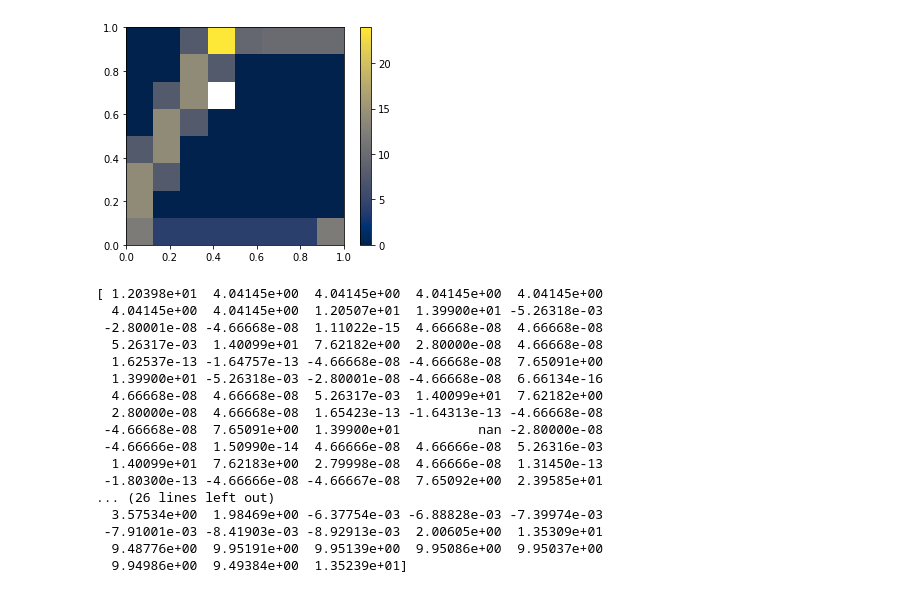
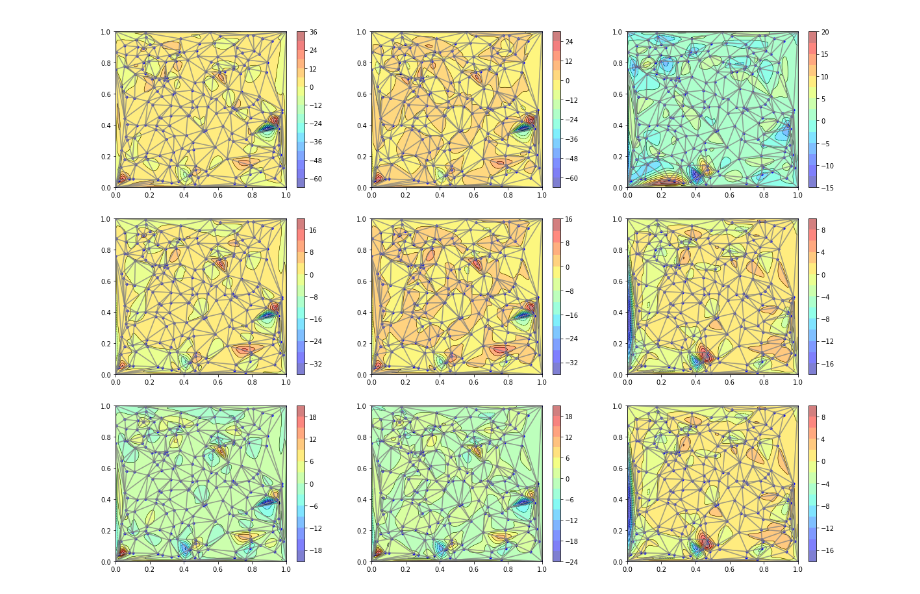
Before and after one commit to JaNiebu/BT_DECinPhysics, a Jupyter notebook: plot.ipynb, the cells around one changed output. Cells and saved outputs as stored; diff of their text form; code cells hidden in the pictures.

```diff
--- a/plot.ipynb
+++ b/plot.ipynb
@@ -117,41 +37,0 @@ array([ 1.20398e+01,  4.04145e+00,  4.04145e+00,  4.04145e+00,
-# %%
-
-data = []
-i = 0
-while( V[i][1] == 0 ):
-    i += 1
-for j in range(0,i,1):
-    arr = []
-    for k in range(0,i,1):
-        arr.append(Sol[k+i*j])
-    data.append(arr)
-bar = np.linspace(0,1,21)
-X, Y = np.meshgrid(bar, bar)
-#plt.contour( data)
-plt.imshow( data, cmap='cividis',origin='lower', extent=(0,1,0,1))
-plt.colorbar()
-plt.show()
-# %% [output]
-[figure, removed]
-# %%
-print(Sol)
-print(Sol2)
-print(Sol3)
-# %% [output]
-[ 1.20398e+01  4.04145e+00  4.04145e+00  4.04145e+00  4.04145e+00
-  4.04145e+00  4.04145e+00  1.20507e+01  1.39900e+01 -5.26318e-03
- -2.80001e-08 -4.66668e-08  1.11022e-15  4.66668e-08  4.66668e-08
-  5.26317e-03  1.40099e+01  7.62182e+00  2.80000e-08  4.66668e-08
-  1.62537e-13 -1.64757e-13 -4.66668e-08 -4.66668e-08  7.65091e+00
-  1.39900e+01 -5.26318e-03 -2.80001e-08 -4.66668e-08  6.66134e-16
-  4.66668e-08  4.66668e-08  5.26317e-03  1.40099e+01  7.62182e+00
-  2.80000e-08  4.66668e-08  1.65423e-13 -1.64313e-13 -4.66668e-08
- -4.66668e-08  7.65091e+00  1.39900e+01          nan -2.80000e-08
- -4.66666e-08  1.50990e-14  4.66666e-08  4.66666e-08  5.26316e-03
-  1.40099e+01  7.62183e+00  2.79998e-08  4.66666e-08  1.31450e-13
- -1.80300e-13 -4.66666e-08 -4.66667e-08  7.65092e+00  2.39585e+01
-... (26 lines left out)
-  3.57534e+00  1.98469e+00 -6.37754e-03 -6.88828e-03 -7.39974e-03
- -7.91001e-03 -8.41903e-03 -8.92913e-03  2.00605e+00  1.35309e+01
-  9.48776e+00  9.95191e+00  9.95139e+00  9.95086e+00  9.95037e+00
-  9.94986e+00  9.49384e+00  1.35239e+01]
@@ -157,0 +71,37 @@ print(Sol3)
+# %%
+plt.figure(figsize=(20,15))
+
+plt.subplot(331)
+InterpolationPlot( V1, Sol, " ", T)
+
+plt.subplot(334)
+InterpolationPlot( V2, Sol2, " ", T)
+
+plt.subplot(337)
+InterpolationPlot( V3, Sol3, " ", T)
+
+
+plt.subplot(332)
+InterpolationPlot( V1, Err, " ", T)
+
+plt.subplot(335)
+InterpolationPlot( V2, Err2, " ", T)
+
+plt.subplot(338)
+InterpolationPlot( V3, Err3, " ", T)
+
+
+Data1 = DeleteFromMultArrays( V1 , Sol , Err , 0.5)
+Data2 = DeleteFromMultArrays( V2 , Sol2 , Err2 , 0.5)
+Data3 = DeleteFromMultArrays( V3 , Sol3 , Err3 , 0.5)
+
+plt.subplot(333)
+InterpolationPlot(Data1[0] , Data1[1], " ", T)
+
+plt.subplot(336)
+InterpolationPlot(Data2[0] , Data2[1], " ", T)
+
+plt.subplot(339)
+InterpolationPlot(Data2[0] , Data2[1], " ", T)
+# %% [output]
+[figure, added]
```
Also changed, not shown: parts of 7 cells of this notebook, 5 other files.
